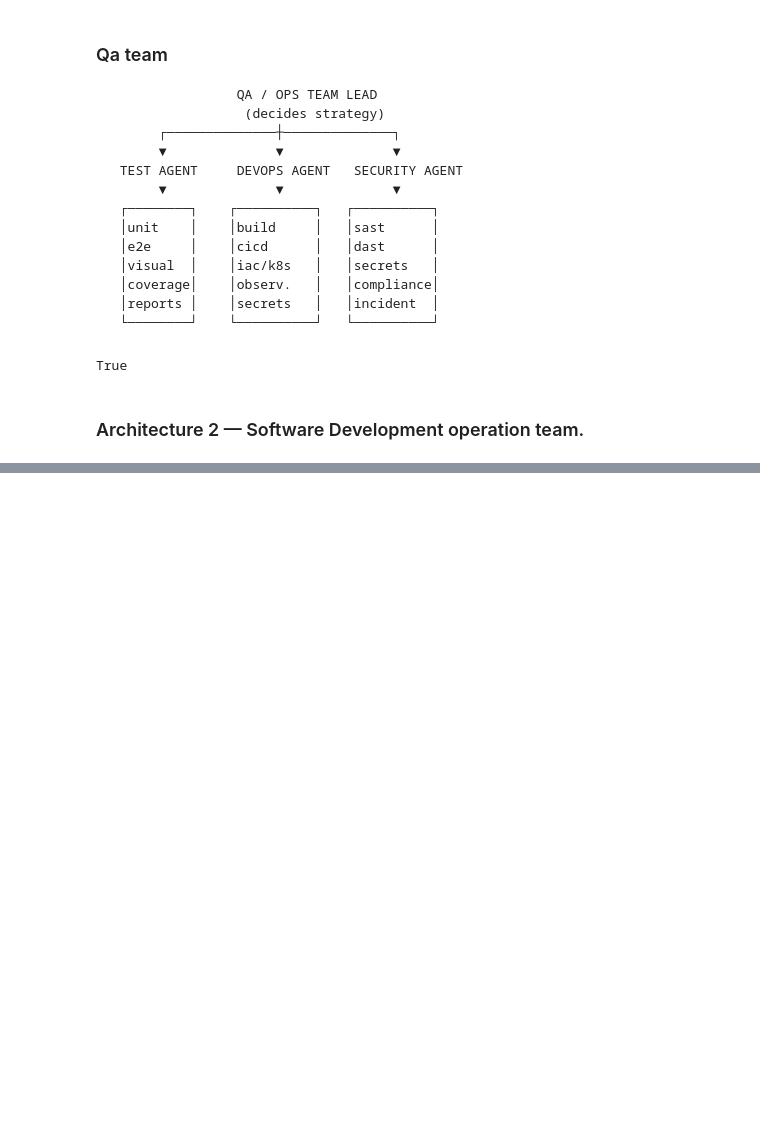
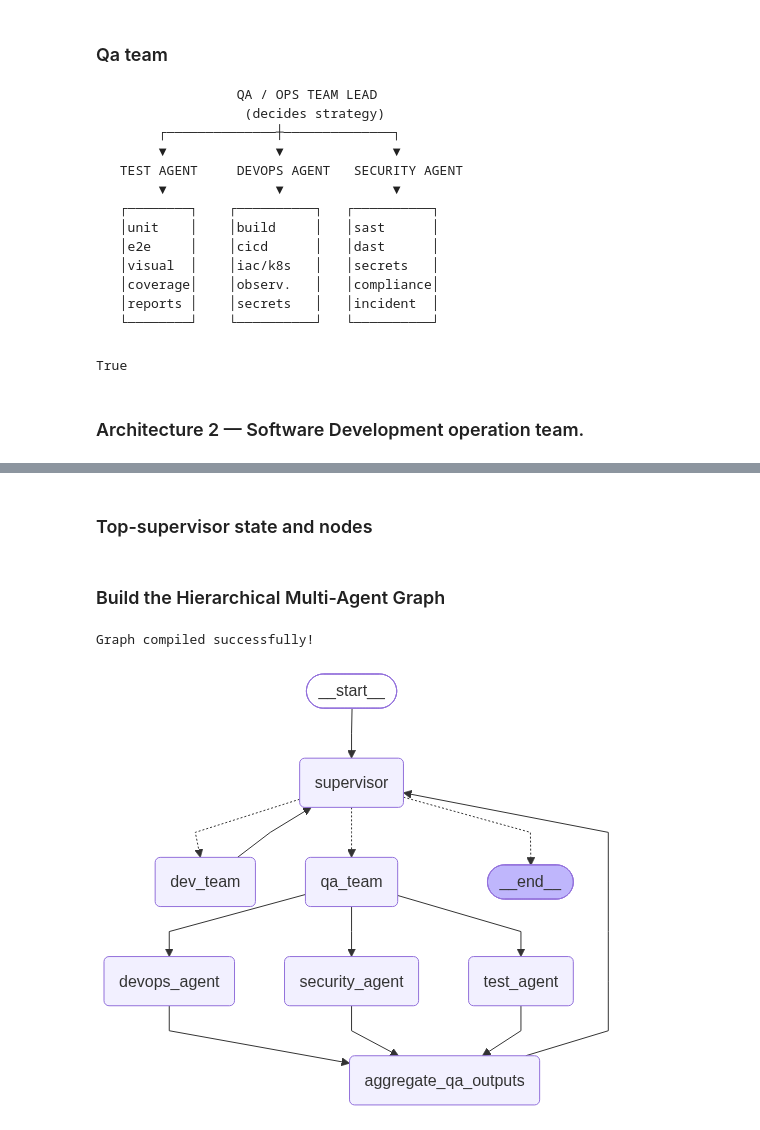
Before and after one commit to JaiswarYash/Ai-engineering-practice, a Jupyter notebook: Langgraph_n_agentic_Ai/practicals/multi-agentic-flow-assignment_part1.ipynb, the cells around one changed output, grey strips where cells are left out. Saved outputs shown, nothing was run; the diff lists cells and outputs as text; code cells hidden in the pictures; blank space fills up the shorter version.

```diff
--- a/Langgraph_n_agentic_Ai/practicals/multi-agentic-flow-assignment_part1.ipynb
+++ b/Langgraph_n_agentic_Ai/practicals/multi-agentic-flow-assignment_part1.ipynb
@@ -106,0 +182,66 @@ Your goal is to break down the task into sub-tasks and assign them to the approp
+# %%
+# Aggregate QA team outputs
+def aggregate_qa_outputs(state: TeamState):
+    """Aggregates outputs from QA agents into single qa_output."""
+    messages = state.get('message', [])
+    aggregated = "\n\n".join([msg.content for msg in messages if isinstance(msg, AIMessage)])
+    return {"qa_output": aggregated}
+# %% [markdown]
+### Top-supervisor state and nodes
+# %%
+def supervisor(state: TeamState) -> Command[Literal["dev_team", "qa_team", END]]:
+    """Hierarchical supervisor: Dev Team -> QA Team -> END"""
+    if not state.get('dev_output'):
+        return Command(goto="dev_team")
+    elif not state.get('qa_output'):
+        return Command(goto="qa_team")
+    return Command(goto=END)
+# %% [markdown]
+### Build the Hierarchical Multi-Agent Graph
+# %%
+# Build the Hierarchical Multi-Agent Graph
+builder = StateGraph(TeamState)
+
+# Nodes
+builder.add_node("supervisor", supervisor)
+builder.add_node("dev_team", dev_team)
+builder.add_node("qa_team", qa_team)
+builder.add_node("test_agent", test_agent)
+builder.add_node("devops_agent", devops_agent)
+builder.add_node("security_agent", security_agent)
+builder.add_node("aggregate_qa_outputs", aggregate_qa_outputs)
+
+# Edges
+builder.add_edge(START, "supervisor")
+
+# Supervisor -> Dev Team
+builder.add_edge("dev_team", "supervisor")
+
+# Supervisor -> QA Team (coordinator)
+builder.add_edge("qa_team", "test_agent")
+builder.add_edge("qa_team", "devops_agent")
+builder.add_edge("qa_team", "security_agent")
+
+# QA agents -> Aggregator
+builder.add_edge("test_agent", "aggregate_qa_outputs")
+builder.add_edge("devops_agent", "aggregate_qa_outputs")
+builder.add_edge("security_agent", "aggregate_qa_outputs")
+
+# Aggregator -> Supervisor
+builder.add_edge("aggregate_qa_outputs", "supervisor")
+
+# Compile
+checkpointer = InMemorySaver()
+graph = builder.compile(checkpointer=checkpointer)
+
+print("Graph compiled successfully!")
+try:
+    from IPython.display import Image, display
+    display(Image(graph.get_graph().draw_mermaid_png()))
+except Exception as e:
+    print(f"Could not display graph: {e}")
+    print("\nMermaid diagram:")
+    print(graph.get_graph().draw_mermaid())
+# %% [output]
+Graph compiled successfully!
+[figure, added]
```
Also changed, not shown: parts of 7 cells of this notebook, 8 other files.
